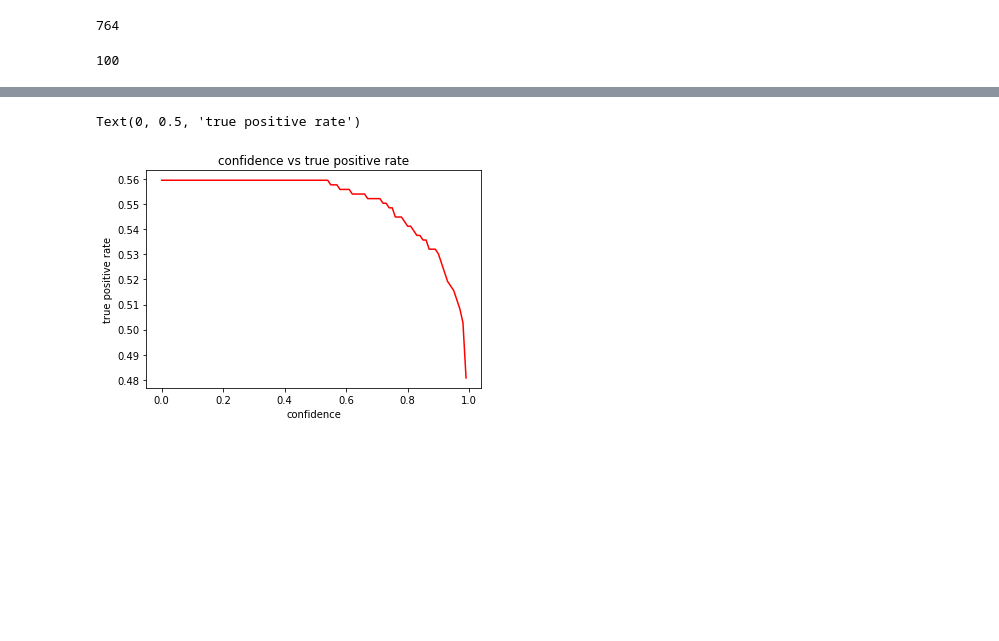
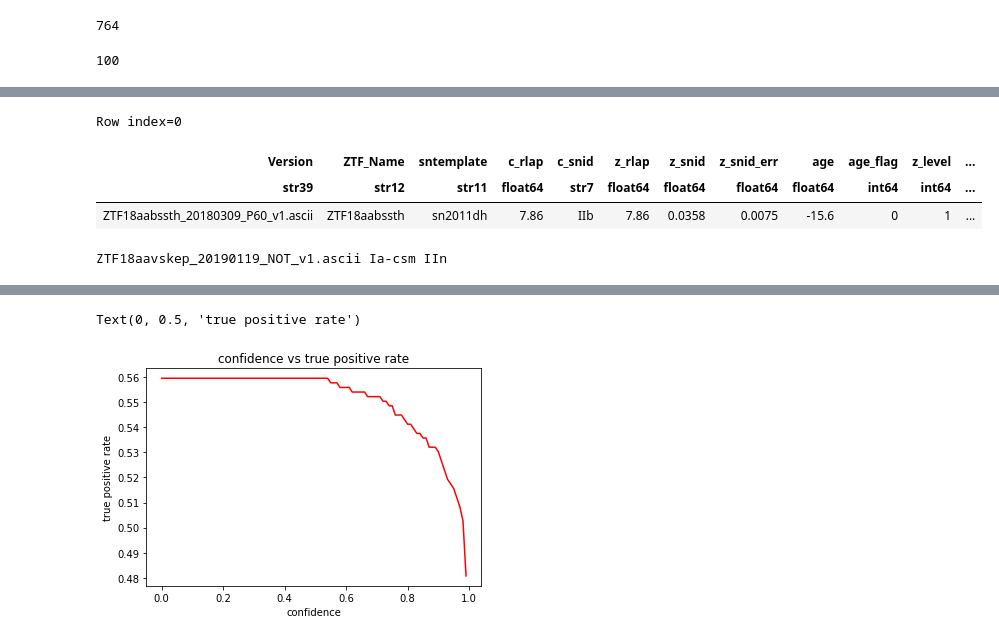
Before and after one commit to Hallflower20/supernova-spectrum-analysis, a Jupyter notebook: SideBySide.ipynb, the cells around one changed output, grey strips where cells are left out. Saved outputs shown, nothing was run; the diff lists cells and outputs as text; code cells hidden in the pictures; blank space fills up the shorter version.

```diff
--- a/SideBySide.ipynb
+++ b/SideBySide.ipynb
@@ -150,0 +151,7 @@ print(truepositive,falsepositive)
+# %%
+snid_results[0]
+# %% [output]
+Row index=0
+| Version | ZTF_Name | sntemplate | c_rlap | c_snid | z_rlap | z_snid | z_snid_err | age | age_flag | z_level | ... |
+| str39 | str12 | str11 | float64 | str7 | float64 | float64 | float64 | float64 | int64 | int64 | ... |
+| ZTF18aabssth_20180309_P60_v1.ascii | ZTF18aabssth | sn2011dh | 7.86 | IIb | 7.86 | 0.0358 | 0.0075 | -15.6 | 0 | 1 | ... |
@@ -150,0 +173,19 @@ print(truepositive,falsepositive)
+# %%
+counters_rlap_1a = []
+for i in np.linspace(0,25,101):
+    truepositive = 0
+    falsepositive = 0
+    JoinedResults = snid_results[np.where(snid_results["c_rlap"] > i)]
+    for line in JoinedResults:
+        correct_1a = "Ia" in line["sn_type"]
+        classified_1a = "Ia" in line["c_snid"]
+        if(correct_1a == True and classified_1a == True):
+            truepositive += 1
+        if(correct_1a != True and classified_1a == True):
+            falsepositive += 1
+            if(i == 25):
+                print(line["Version"], line["c_snid"], line["sn_type"])
+    counters_rlap_1a.append([i,truepositive/(positive),falsepositive/(negative),len(JoinedResults), truepositive, falsepositive])
+counters_rlap_1a = np.asarray(counters_rlap_1a)
+# %% [output]
+ZTF18aavskep_20190119_NOT_v1.ascii Ia-csm IIn
```
Also changed, not shown: parts of 26 cells of this notebook, 12 other files.
